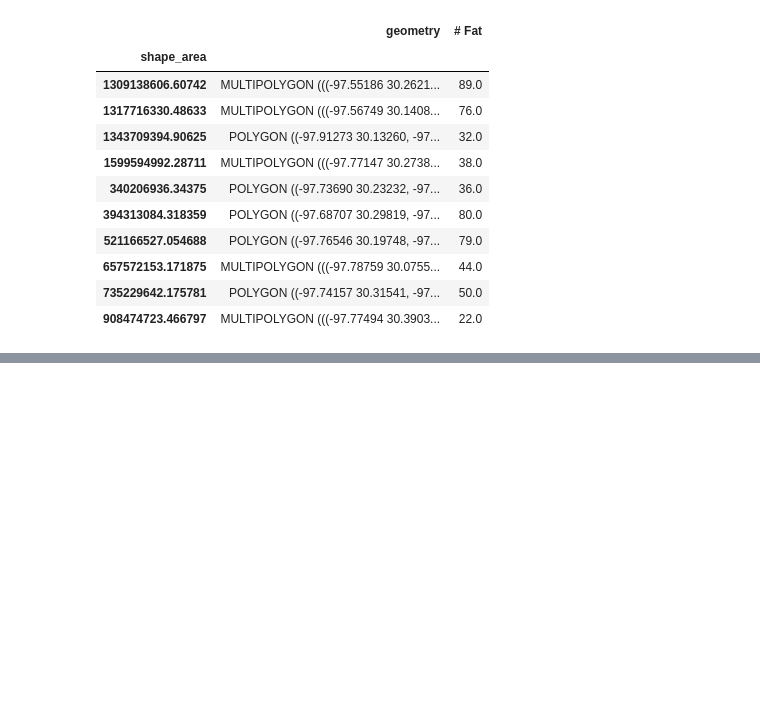
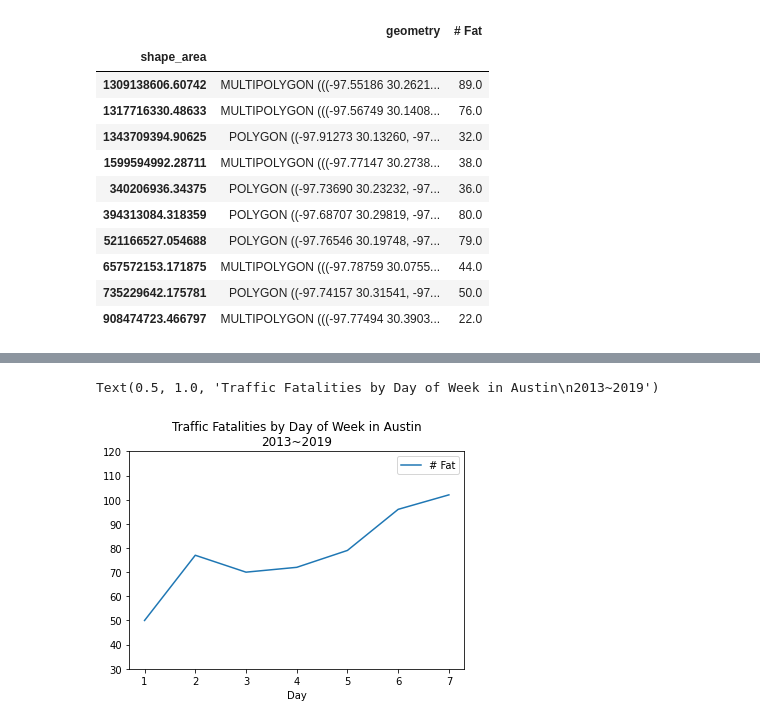
Before and after one commit to tamu-edu-students/GPProj, a Jupyter notebook: map.ipynb, the cells around one changed output, grey strips where cells are left out. Cells and saved outputs as stored; diff of their text form; code cells hidden in the pictures; blank space fills up the shorter version.

```diff
--- a/map.ipynb
+++ b/map.ipynb
@@ -88,0 +90,8 @@ Text(0.5, 1.0, 'Accumulative Counts of Traffic Fatilites in Each City Council Di
+# %%
+DOW = aus[['# Fat','Day']].groupby(by='Day').sum()
+DOW.plot()
+plt.ylim(30,120)
+plt.title('Traffic Fatalities by Day of Week in Austin\n2013~2019')
+# %% [output]
+Text(0.5, 1.0, 'Traffic Fatalities by Day of Week in Austin\n2013~2019')
+[figure, added]
```
Also changed, not shown: parts of 9 cells of this notebook, 24 other files.
